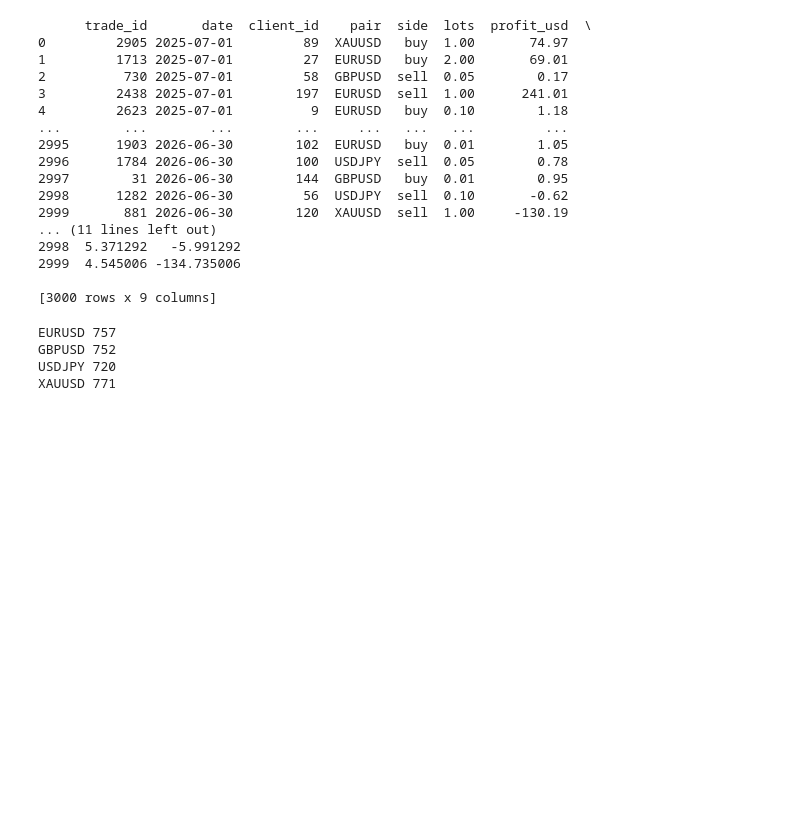
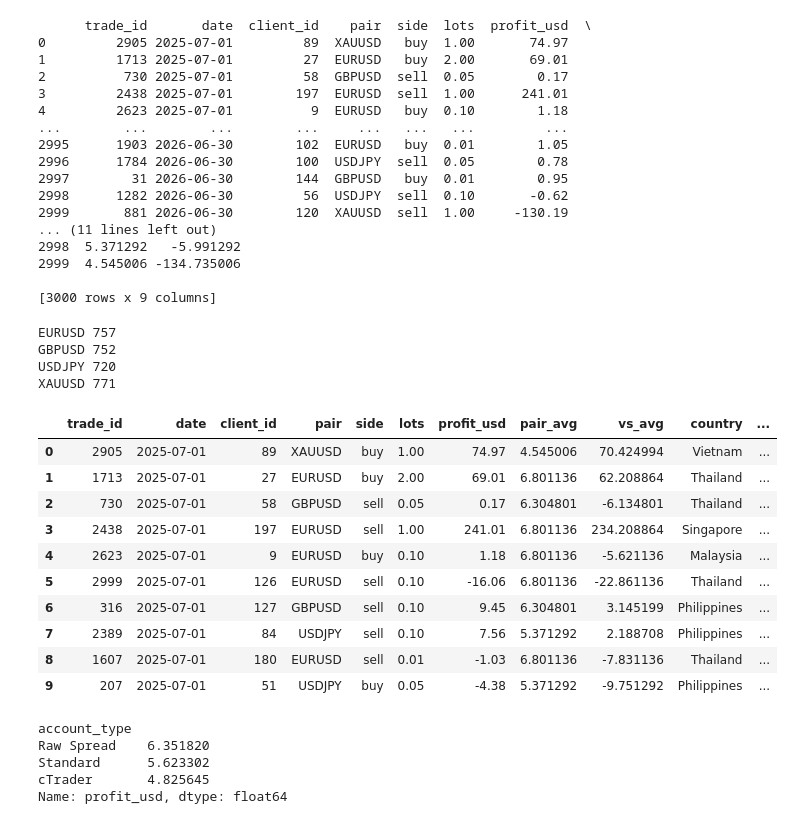
Before and after one commit to popupwhatup/fx-desk-analytics, a Jupyter notebook: analysis.ipynb, the cells around one changed output. Cells and saved outputs as stored; diff of their text form; code cells hidden in the pictures; blank space fills up the shorter version.

```diff
--- a/analysis.ipynb
+++ b/analysis.ipynb
@@ -150,3 +150,26 @@ EURUSD 757
 GBPUSD 752
 USDJPY 720
 XAUUSD 771
+# %%
+df = trades.merge(clients, on="client_id", how="left")
+df.head(10)
+# %% [output]
+|  | trade_id | date | client_id | pair | side | lots | profit_usd | pair_avg | vs_avg | country | ... |
+| 0 | 2905 | 2025-07-01 | 89 | XAUUSD | buy | 1.00 | 74.97 | 4.545006 | 70.424994 | Vietnam | ... |
+| 1 | 1713 | 2025-07-01 | 27 | EURUSD | buy | 2.00 | 69.01 | 6.801136 | 62.208864 | Thailand | ... |
+| 2 | 730 | 2025-07-01 | 58 | GBPUSD | sell | 0.05 | 0.17 | 6.304801 | -6.134801 | Thailand | ... |
+| 3 | 2438 | 2025-07-01 | 197 | EURUSD | sell | 1.00 | 241.01 | 6.801136 | 234.208864 | Singapore | ... |
+| 4 | 2623 | 2025-07-01 | 9 | EURUSD | buy | 0.10 | 1.18 | 6.801136 | -5.621136 | Malaysia | ... |
+| 5 | 2999 | 2025-07-01 | 126 | EURUSD | sell | 0.10 | -16.06 | 6.801136 | -22.861136 | Thailand | ... |
+| 6 | 316 | 2025-07-01 | 127 | GBPUSD | sell | 0.10 | 9.45 | 6.304801 | 3.145199 | Philippines | ... |
+| 7 | 2389 | 2025-07-01 | 84 | USDJPY | sell | 0.10 | 7.56 | 5.371292 | 2.188708 | Philippines | ... |
+| 8 | 1607 | 2025-07-01 | 180 | EURUSD | sell | 0.01 | -1.03 | 6.801136 | -7.831136 | Thailand | ... |
+| 9 | 207 | 2025-07-01 | 51 | USDJPY | buy | 0.05 | -4.38 | 5.371292 | -9.751292 | Philippines | ... |
+# %%
+df.groupby("account_type")["profit_usd"].mean()
+# %% [output]
+account_type
+Raw Spread    6.351820
+Standard      5.623302
+cTrader       4.825645
+Name: profit_usd, dtype: float64
```
Also changed, not shown: parts of 4 cells of this notebook.
